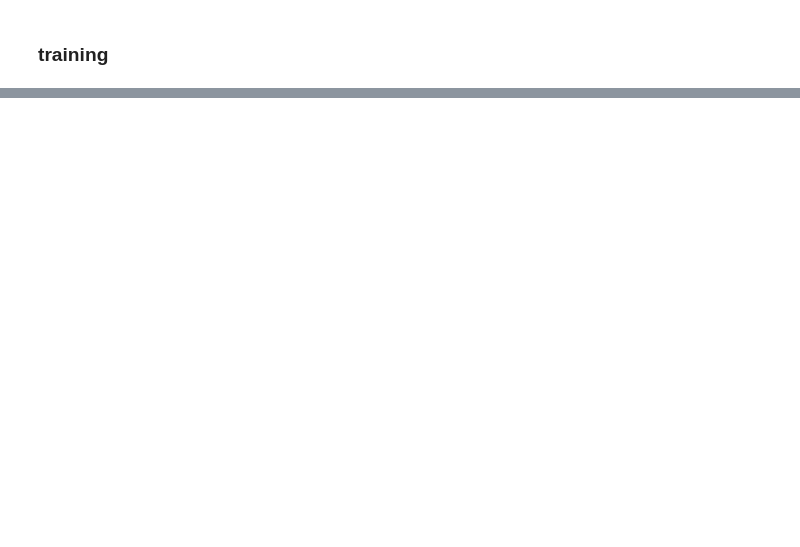
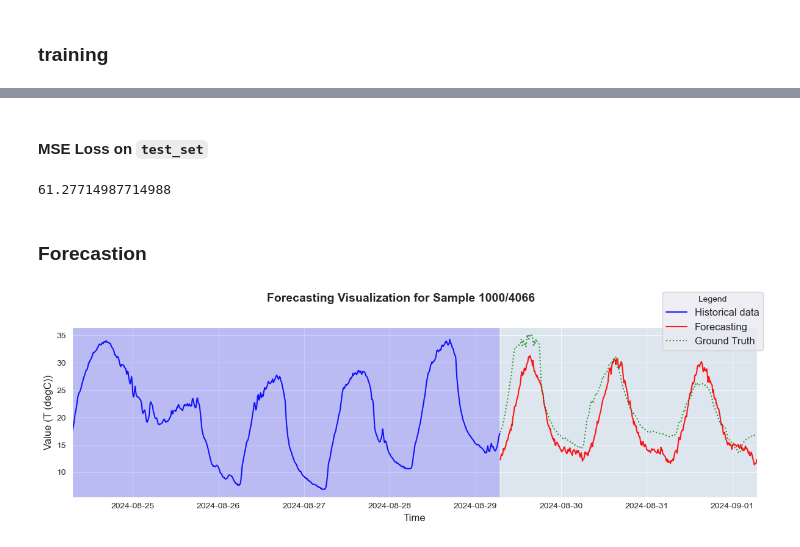
Before and after one commit to enzoben/PatchTST, a Jupyter notebook: main.ipynb, the cells around one changed output, grey strips where cells are left out. Drawn from its saved outputs; the diff is of its cells as text; code cells hidden in the pictures; blank space fills up the shorter version.

```diff
--- a/main.ipynb
+++ b/main.ipynb
@@ -212,15 +258,16 @@ df.to_csv(os.path.join(DIR_PATH, 'dataset/mpi_full_saale.csv'))
 # %%
 window_size = 720
 sliding_window = 8
-forcasting_horizon = 432 # 3 days
-batch_size = 24
+forecasting_horizon = 432 # 3 days
+
+the_dataset = "mpi_full_saale"
 
 train_set, val_set, test_set = get_train_test_datasets(
-    data_path+'/mpi_full_saale.csv',
+    data_path+'/' +the_dataset+'.csv',
     test_size=0.3,
     window_size=window_size,
     sliding_size=sliding_window,
-    forcasting_horizon=forcasting_horizon,
+    forecasting_horizon=forecasting_horizon,
     kind='sliding_window',
     validation_size=0.15
     )
@@ -300,0 +355,3 @@ train(model = patchTST,
+# %%
+patchTST = PatchTSTForPrediction.from_pretrained("models/patchtst_mpi_full_saale")
+patchTST.to(device)
@@ -300,0 +376,12 @@ train(model = patchTST,
+# %% [markdown]
+#### MSE Loss on `test_set`
+# %%
+compute_mse(patchTST, test_set, device)
+# %% [output]
+61.27714987714988
+# %% [markdown]
+### Forecastion
+# %%
+plot_forecasting(patchTST, test_set, 1000, device, columns_to_plot=["T (degC)"])
+# %% [output]
+[figure, added]
```
Also changed, not shown: parts of 17 cells of this notebook, 22 other files.
